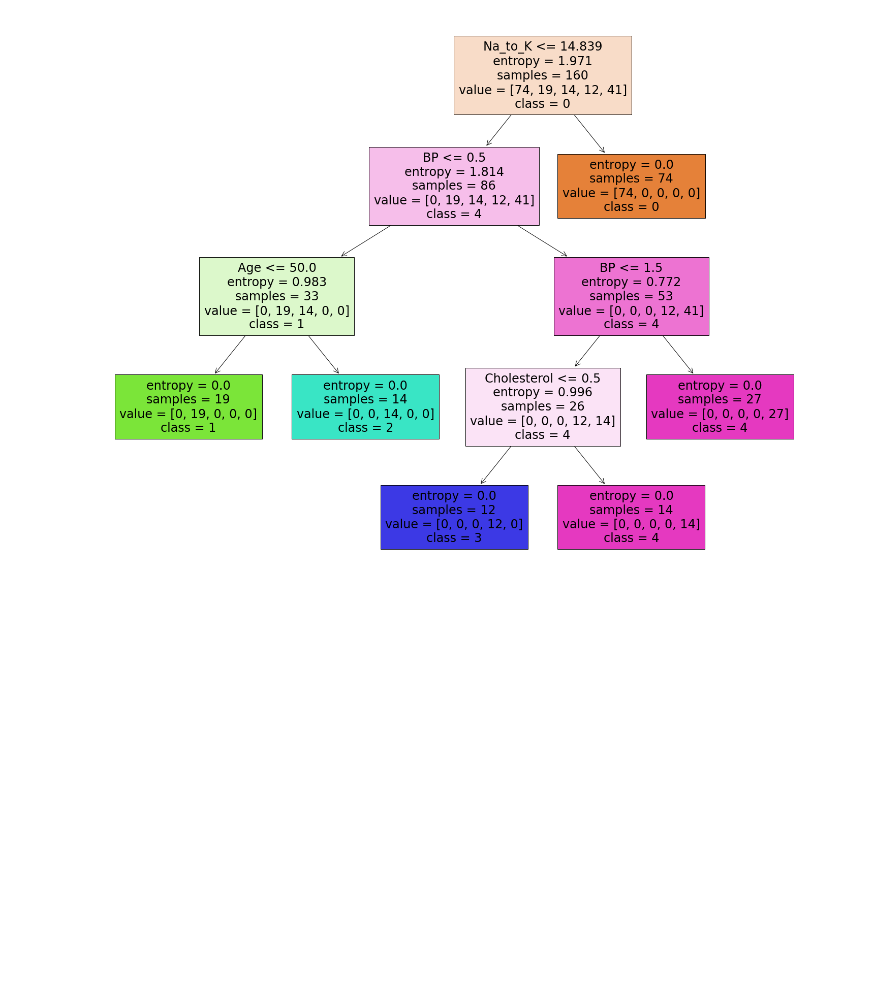
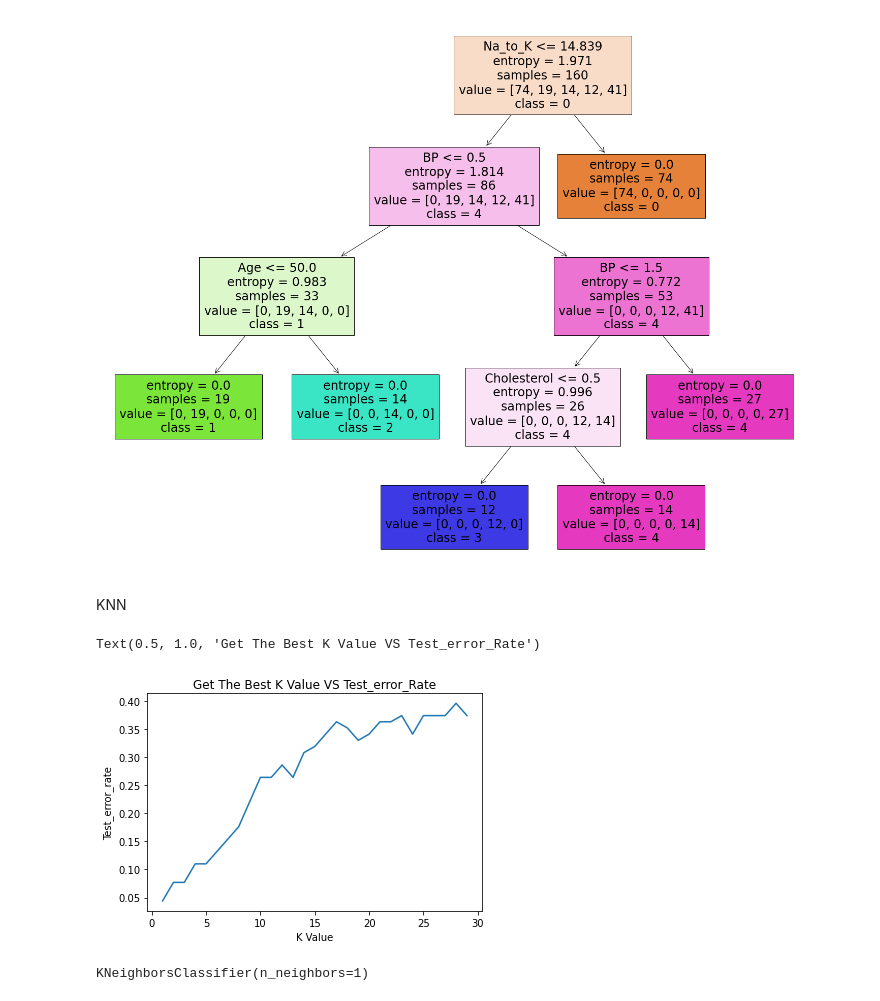
Before and after one commit to elhafizh/ai-drug-prediction, a Jupyter notebook: drug-classification.ipynb, the cells around one changed output. Drawn from its saved outputs; the diff is of its cells as text; code cells hidden in the pictures; blank space fills up the shorter version.

```diff
--- a/drug-classification.ipynb
+++ b/drug-classification.ipynb
@@ -406,3 +406,5 @@ _ = tree.plot_tree(clf,
                    filled=True)
 # %% [output]
 [figure]
+# %% [markdown]
+KNN
@@ -408,0 +414,32 @@ _ = tree.plot_tree(clf,
+# %%
+from imblearn import over_sampling , under_sampling
+from imblearn.over_sampling import RandomOverSampler
+ros = RandomOverSampler(random_state=0)
+X_resambled , y_resampled = ros.fit_resample(X,y)
+# %%
+X_train, X_test, y_train, y_test = train_test_split(X_resambled, y_resampled, test_size=0.20, random_state=101)
+# %%
+# Now we are going to make for loop to get the best K value :
+
+test_error_rate = []
+
+for k in range (1,30):
+    knn_model = KNeighborsClassifier(n_neighbors=k)
+    knn_model.fit(X_train , y_train)
+    y_pred = knn_model.predict(X_test)
+
+    test_error = 1 - accuracy_score(y_test , y_pred)
+    test_error_rate.append(test_error)
+# %%
+plt.plot(range(1,30), test_error_rate)
+plt.ylabel('Test_error_rate')
+plt.xlabel('K Value')
+plt.title('Get The Best K Value VS Test_error_Rate')
+# %% [output]
+Text(0.5, 1.0, 'Get The Best K Value VS Test_error_Rate')
+[figure, added]
+# %%
+knn_model = KNeighborsClassifier(n_neighbors=1)
+knn_model.fit(X_train,y_train)
+# %% [output]
+KNeighborsClassifier(n_neighbors=1)
```
Also changed, not shown: parts of 15 cells of this notebook.
